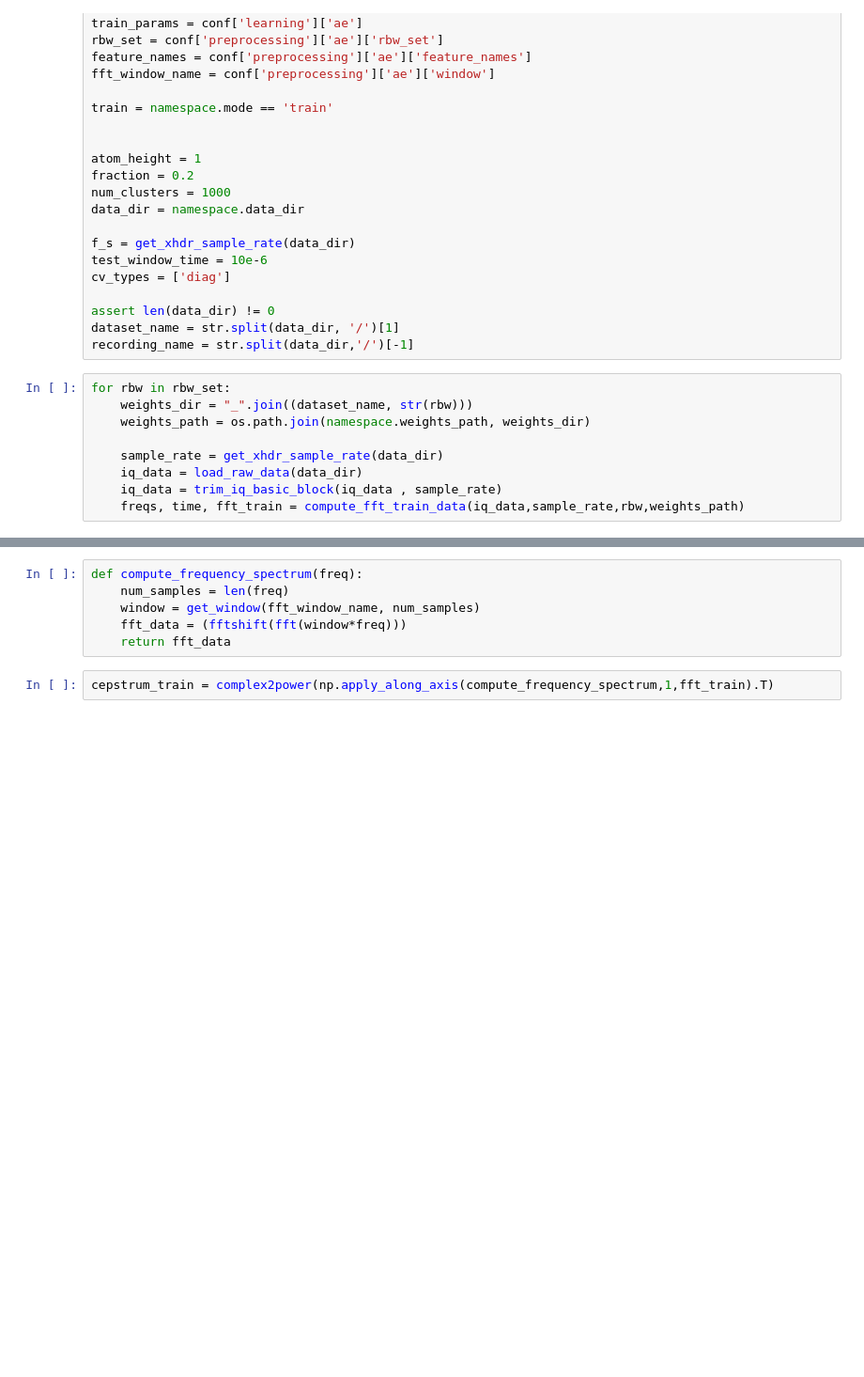
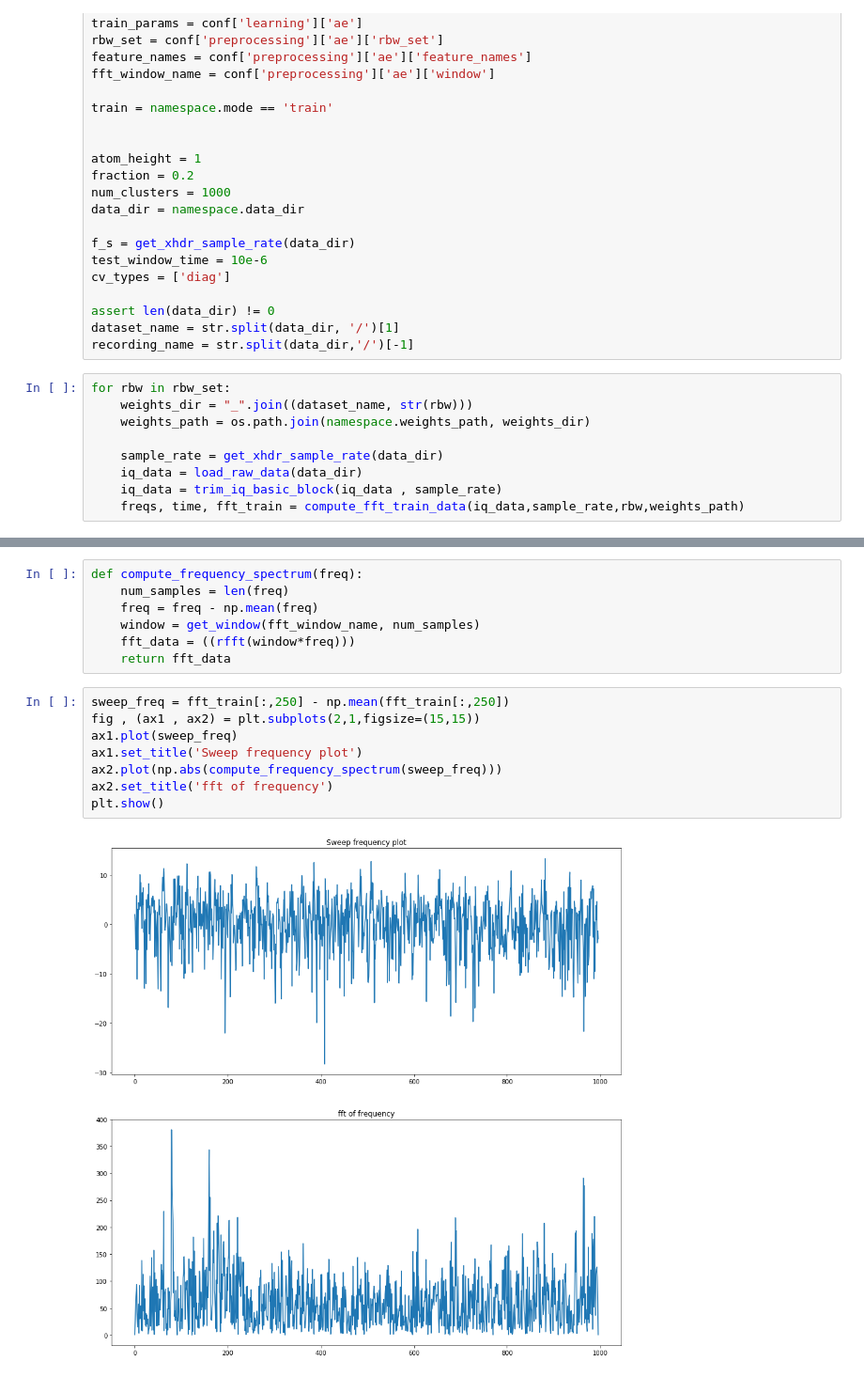
Before and after one commit to tronxd/tds, a Jupyter notebook: Cepstrum.ipynb, the cells around one changed output, grey strips where cells are left out. Shown at 94% size. Cells and saved outputs as stored; diff of their text form; blank space fills up the shorter version.

```diff
--- a/Cepstrum.ipynb
+++ b/Cepstrum.ipynb
@@ -84,9 +79,18 @@ plot_spectogram(fft_train,freqs,time)
 # %%
 def compute_frequency_spectrum(freq):
     num_samples = len(freq)
+    freq = freq - np.mean(freq)
     window = get_window(fft_window_name, num_samples)
-    fft_data = (fftshift(fft(window*freq)))
+    fft_data = ((rfft(window*freq)))
     return fft_data
-# %%
-cepstrum_train = complex2power(np.apply_along_axis(compute_frequency_spectrum,1,fft_train).T)
+# %%
+sweep_freq = fft_train[:,250] - np.mean(fft_train[:,250])
+fig , (ax1 , ax2) = plt.subplots(2,1,figsize=(15,15))
+ax1.plot(sweep_freq)
+ax1.set_title('Sweep frequency plot')
+ax2.plot(np.abs(compute_frequency_spectrum(sweep_freq)))
+ax2.set_title('fft of frequency')
+plt.show()
+# %% [output]
+[figure, added]
 # %%
```
Also changed, not shown: parts of 9 cells of this notebook, 4 other files.
